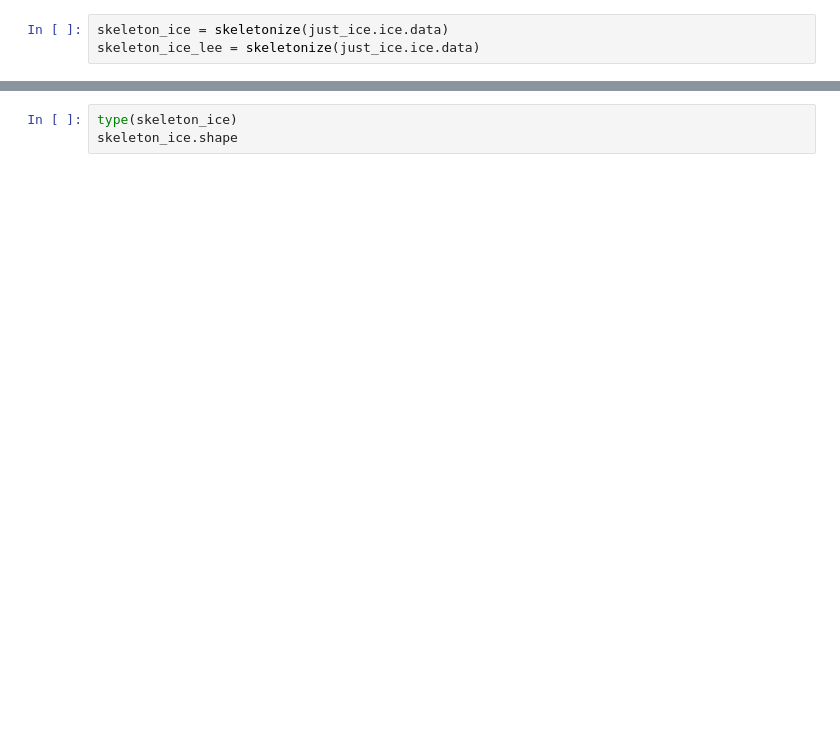
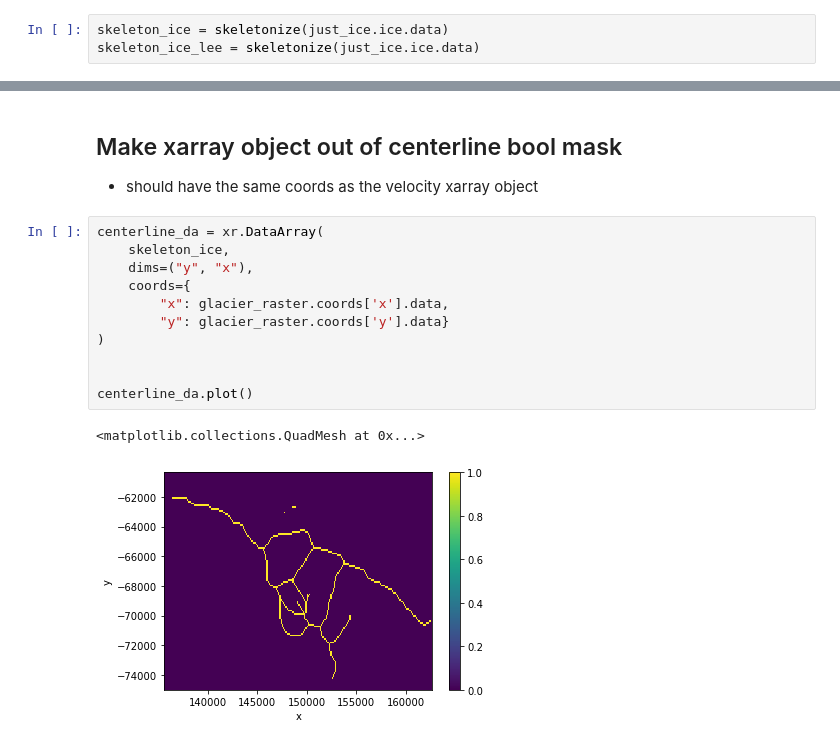
Before and after one commit to e-marshall/itslive, a Jupyter notebook: glacier_centerlines.ipynb, the cells around one changed output, grey strips where cells are left out. Saved outputs shown, nothing was run; the diff lists cells and outputs as text; blank space fills up the shorter version.

```diff
--- a/glacier_centerlines.ipynb
+++ b/glacier_centerlines.ipynb
@@ -79,3 +146,17 @@ fig.show
-# %%
-type(skeleton_ice)
-skeleton_ice.shape
+# %% [markdown]
+## Make xarray object out of centerline bool mask
+- should have the same coords as the velocity xarray object
+# %%
+centerline_da = xr.DataArray(
+    skeleton_ice,
+    dims=("y", "x"),
+    coords={
+        "x": glacier_raster.coords['x'].data,
+        "y": glacier_raster.coords['y'].data}
+)
+
+
+centerline_da.plot()
+# %% [output]
+<matplotlib.collections.QuadMesh at 0x...>
+[figure, added]
```
Also changed, not shown: parts of 30 cells of this notebook.
